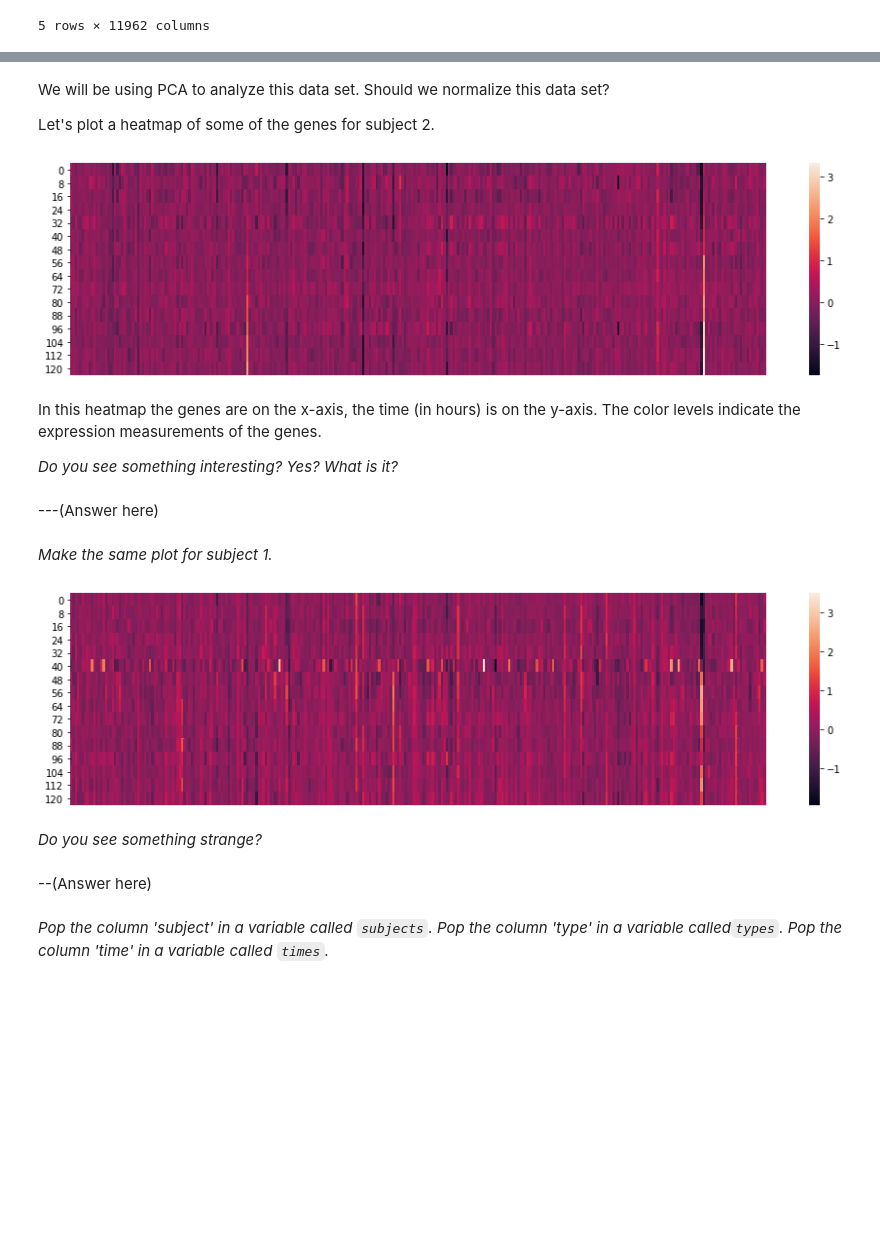
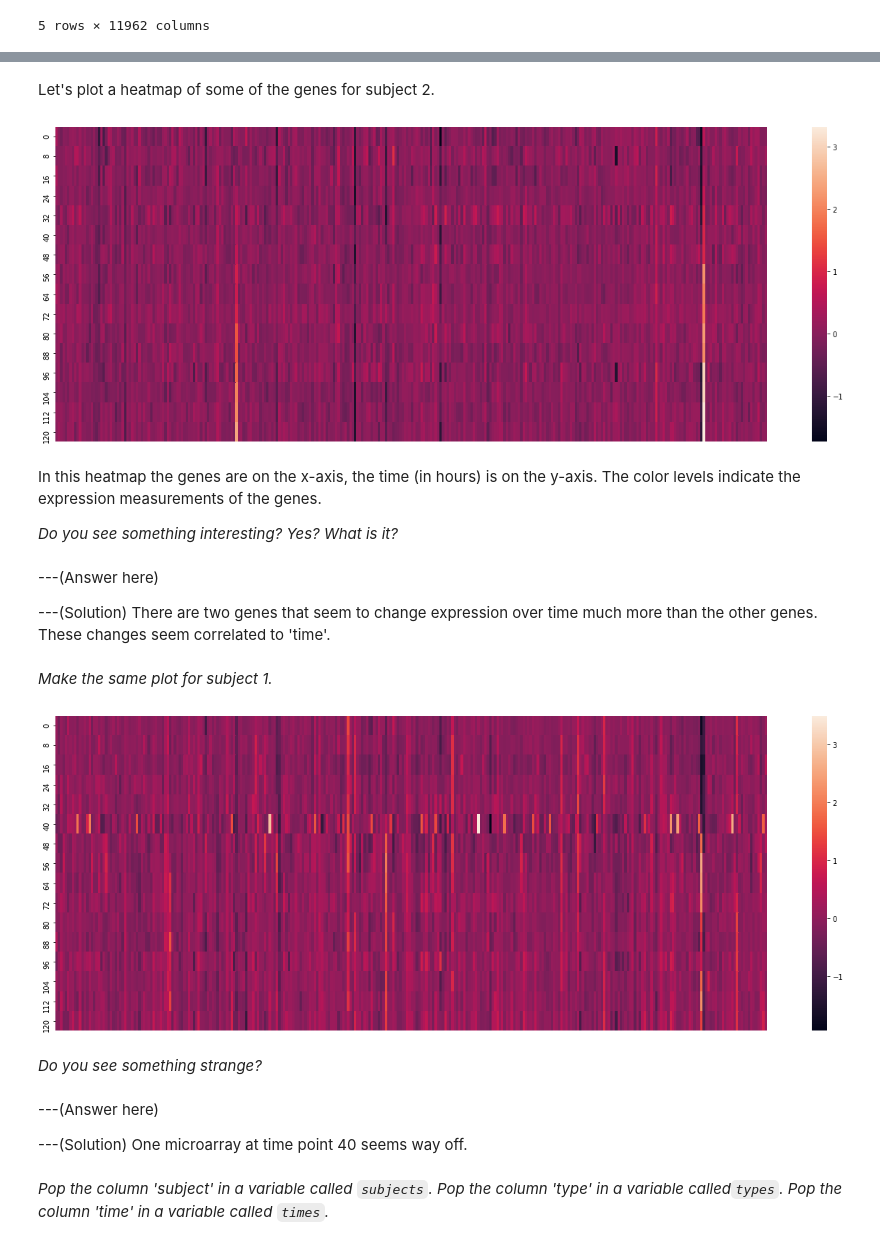
Before and after one commit to mtthsmoore/PRACTUNFINISHED_class_K-means, a Jupyter notebook: practicum/5._Dimensionality_reduction/5._Dimensionality_reduction_solutions.ipynb, the cells around one changed output, grey strips where cells are left out. Drawn from its saved outputs; the diff is of its cells as text; code cells hidden in the pictures; blank space fills up the shorter version.

```diff
--- a/practicum/5._Dimensionality_reduction/5._Dimensionality_reduction_solutions.ipynb
+++ b/practicum/5._Dimensionality_reduction/5._Dimensionality_reduction_solutions.ipynb
@@ -44,33 +33,39 @@ plt.show()
 # %% [markdown]
-We will be using PCA to analyze this data set. Should we normalize this data set?
-
 Let's plot a heatmap of some of the genes for subject 2.
 # %%
 import seaborn as sns
 
-plt.figure(figsize=(16,4))
+plt.figure(figsize=(22,8))
 sns.heatmap(data[data.subject==2].iloc[:,200:500],square=False,xticklabels=False,yticklabels=range(0,128,8))
 plt.show()
 # %% [output]
-[figure, old version]
+[figure, new version]
 # %% [markdown]
 In this heatmap the genes are on the x-axis, the time (in hours) is on the y-axis. The color levels indicate the expression measurements of the genes.
 
 *Do you see something interesting? Yes? What is it?*
-# %% [markdown]
----(Answer here)
+# %% [markdown]
+---(Answer here)
+
+---(Solution)
+There are two genes that seem to change expression over time much more than the other genes. These changes seem correlated to 'time'.
 # %% [markdown]
 *Make the same plot for subject 1.*
 # %%
-plt.figure(figsize=(16,4))
+plt.figure(figsize=(22,8))
+###Start code here
 sns.heatmap(data[data.subject==1].iloc[:,200:500],square=False,xticklabels=False,yticklabels=range(0,128,8))
+###End code here
 plt.show()
 # %% [output]
-[figure, old version]
+[figure, new version]
 # %% [markdown]
 *Do you see something strange?*
-# %% [markdown]
---(Answer here)
+# %% [markdown]
+---(Answer here)
+
+---(Solution)
+One microarray at time point 40 seems way off.
 # %% [markdown]
 *Pop the column 'subject' in a variable called `subjects`. Pop the column 'type' in a variable called`types`. Pop the column 'time' in a variable called `times`.*
 # %%
```
Also changed, not shown: parts of 17 cells of this notebook.
